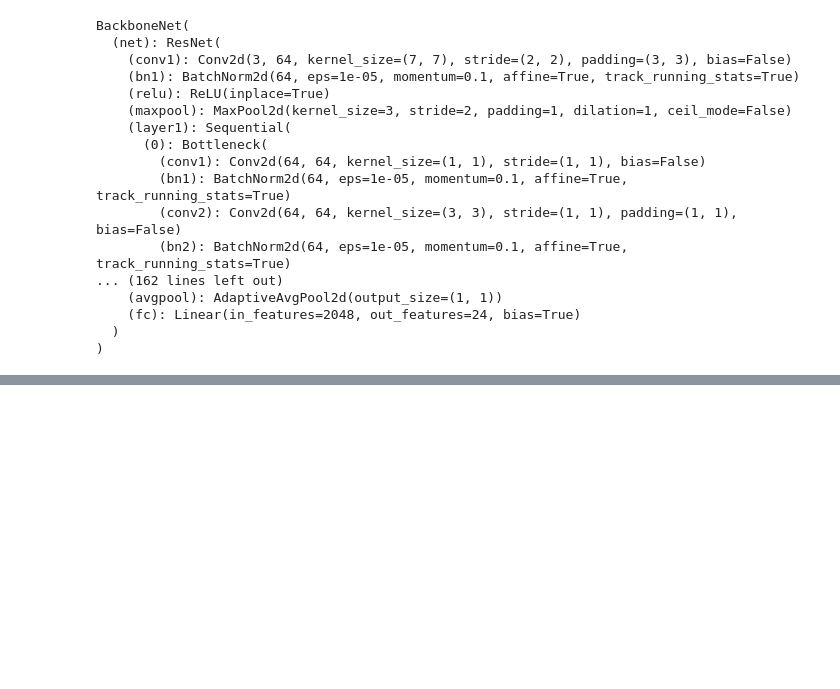
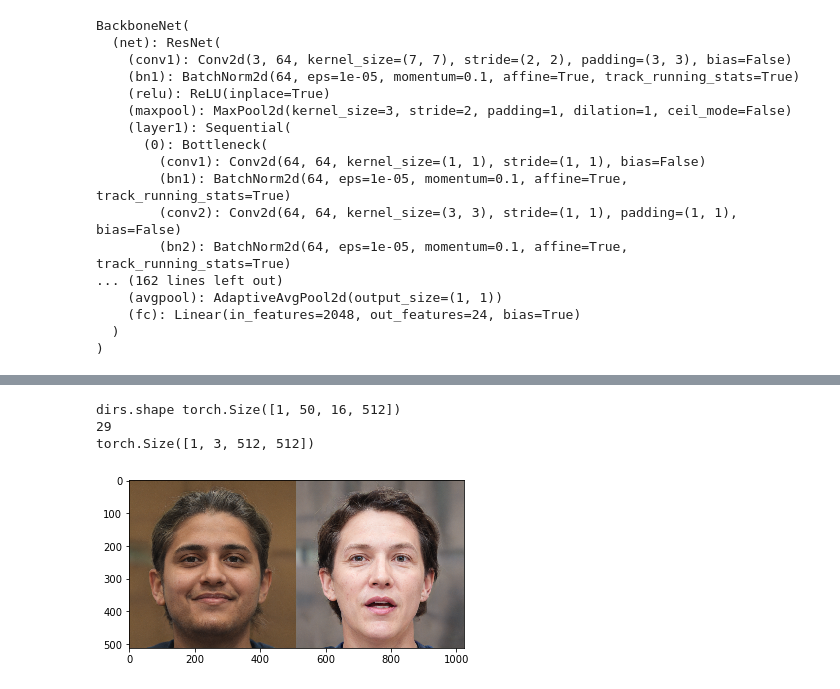
Before and after one commit to zhuxinqimac/stylegan2-ada-pytorch, a Jupyter notebook: eval_nav_nb.ipynb, the cells around one changed output, grey strips where cells are left out. Drawn from its saved outputs; the diff is of its cells as text; code cells hidden in the pictures; blank space fills up the shorter version.

```diff
--- a/eval_nav_nb.ipynb
+++ b/eval_nav_nb.ipynb
@@ -135,14 +109,15 @@ def show(img):
     npimg = img.numpy()
     plt.imshow(np.transpose(npimg, (1,2,0)), interpolation='nearest')
 # %%
-def try_var_scale_ls(M, var_scale_ls, idx, seed=0, truncation_psi=0.3):
+def try_var_scale_ls(M, var_scale_ls, idx, used_dims, seed=0, truncation_psi=0.3):
     torch.random.manual_seed(seed)
     z = torch.randn([1, G.z_dim], device=device)
     c = torch.randn([1, G.c_dim], device=device)
     w = G.mapping(z, c, truncation_psi=truncation_psi) # (b, num_ws, w_dim)
     dirs = M(w) # [b, nv_dim, num_ws, w_dim]
-    w_1 = w - dirs[:, idx] * var_scale_ls[idx]
-    w_2 = w + dirs[:, idx] * var_scale_ls[idx] # [b, num_ws, w_dim]
+    print('dirs.shape', dirs.shape)
+    w_1 = w - dirs[:, used_dims[idx]] * var_scale_ls[idx]
+    w_2 = w + dirs[:, used_dims[idx]] * var_scale_ls[idx] # [b, num_ws, w_dim]
     print(idx)
     image = G.synthesis(w_1, noise_mode='const')
     image_2 = G.synthesis(w_2, noise_mode='const')
@@ -359,0 +289,3 @@ n_discovered: 8
+# %%
+used_dims = argsort_percept(G, M, n_samples_dim=20) # [4,2,6,10]
+print('used_dims:', used_dims)
@@ -359,0 +310,44 @@ n_discovered: 8
+# %%
+pca_used_dims = used_dims
+pca_var_scale_ls = [3,3,3,3,3,3,
+                   2,2,2,2,2,2,
+                   2,2,2,2,2,2,
+                   2,2,2,2,2,2,
+                   2,2,2,2,2,2]
+try_var_scale_ls(M, var_scale_ls=pca_var_scale_ls, used_dims=pca_used_dims, idx=29, seed=2001)
+
+# === contra-1
+# contra_var_scale_ls = [0.5,5,5,0.5,0.5,1,
+#                       1,0.5,0.5,1,0.5,0.5,
+#                       0.5,5,1,0.5,0.5,1,
+#                       5,1,3,1,0.5,1,
+#                       0.5,0.5,3,1,0.5,1]
+# try_var_scale_ls(M, var_scale_ls=contra_var_scale_ls, idx=3, seed=112)
+
+# === contra-2
+# contra2_used_dims = used_dims
+# contra2_var_scale_ls = [0.5,0.5,0.5,0.5,0.7,0.5,
+#                        0.5,0.5,1,1,0.5,0.7,
+#                        0.5,1,1,0.5,1,1,
+#                        0.5,0.5,0.7,0.5,0.5,1,
+#                        0.5,1,0.5,0.7,1,0.7,]
+# try_var_scale_ls(M, var_scale_ls=contra2_var_scale_ls, used_dims=contra2_used_dims, idx=29, seed=31)
+
+# sefa_var_scale_ls = [2,3,4,3,3,3,
+#                       3,3,3,3,2,2,
+#                       2,2,1.5,1.5,1.5,1.5,
+#                       1.5,1.5,1.5,1.5,1.5,1.5,
+#                       1.5,1.5,1.5,1.5,1.5,1.5]
+# try_var_scale_ls(M, var_scale_ls=sefa_var_scale_ls, idx=29, seed=2013)
+
+# recog_var_scale_ls = [0.5,0.5,0.5,0.5,0.5,5,
+#                       5,0.5,0.5,5,0.5,0.5,
+#                       1,0.5,0.5,0.3,0.5,0.5,
+#                       5,1,1,0.5,0.5,5,
+#                       0.5,0.3,0.3,0.5,0.5,5]
+# try_var_scale_ls(M, var_scale_ls=recog_var_scale_ls, idx=29, seed=2016)
+# %% [output]
+dirs.shape torch.Size([1, 50, 16, 512])
+29
+torch.Size([1, 3, 512, 512])
+[figure, added]
```
Also changed, not shown: parts of 19 cells of this notebook, 3 other files.
